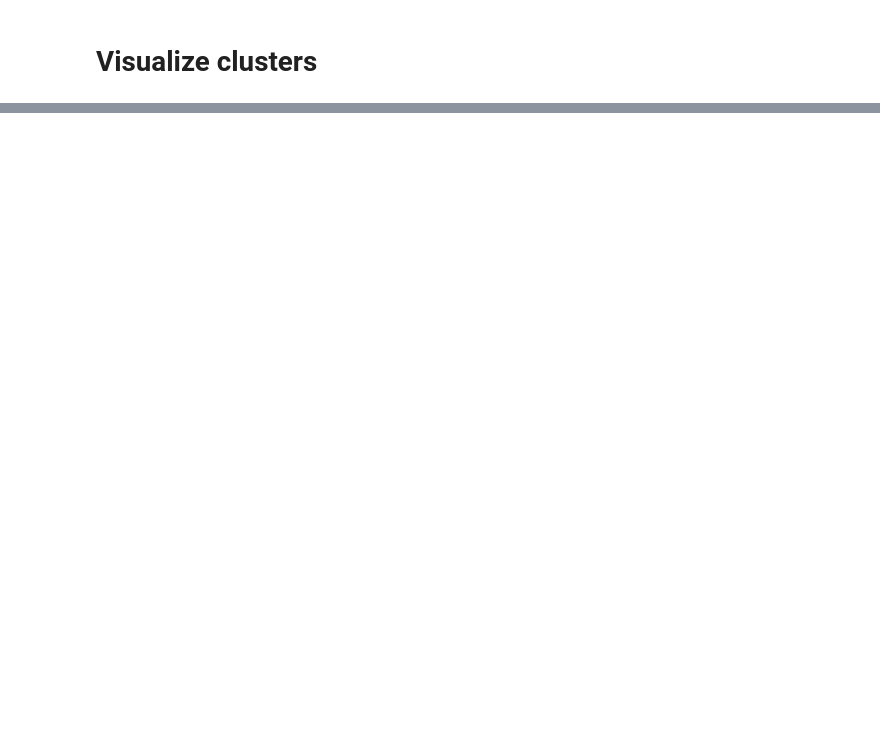
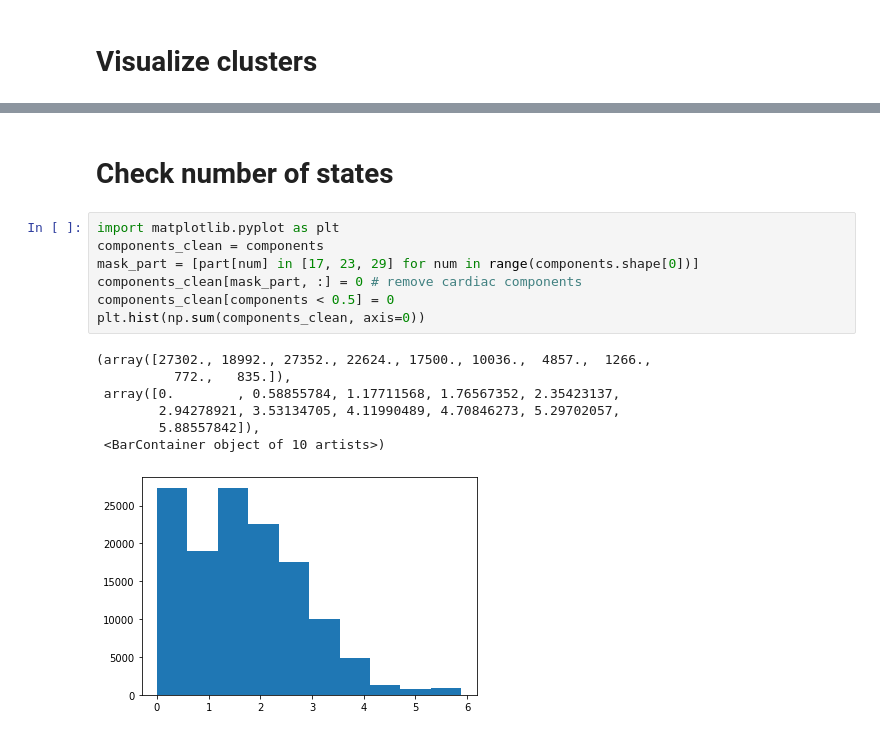
Before and after one commit to courtois-neuromod/cneuromod_embeddings, a Jupyter notebook: notebooks/models/sub-03_state-256_task-visumodel.ipynb, the cells around one changed output, grey strips where cells are left out. Drawn from its saved outputs; the diff is of its cells as text; blank space fills up the shorter version.

```diff
--- a/notebooks/models/sub-03_state-256_task-visumodel.ipynb
+++ b/notebooks/models/sub-03_state-256_task-visumodel.ipynb
@@ -137,0 +179,17 @@ for num, parcel in enumerate(list_parcel):
+# %% [markdown]
+# Check number of states
+# %%
+import matplotlib.pyplot as plt
+components_clean = components
+mask_part = [part[num] in [17, 23, 29] for num in range(components.shape[0])]
+components_clean[mask_part, :] = 0 # remove cardiac components
+components_clean[components < 0.5] = 0
+plt.hist(np.sum(components_clean, axis=0))
+# %% [output]
+(array([27302., 18992., 27352., 22624., 17500., 10036.,  4857.,  1266.,
+          772.,   835.]),
+ array([0.        , 0.58855784, 1.17711568, 1.76567352, 2.35423137,
+        2.94278921, 3.53134705, 4.11990489, 4.70846273, 5.29702057,
+        5.88557842]),
+ <BarContainer object of 10 artists>)
+[figure, added]
```
Also changed, not shown: parts of 10 cells of this notebook, 5 other files.
